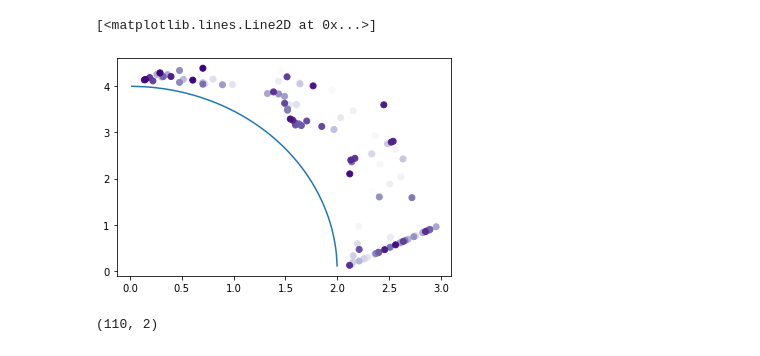
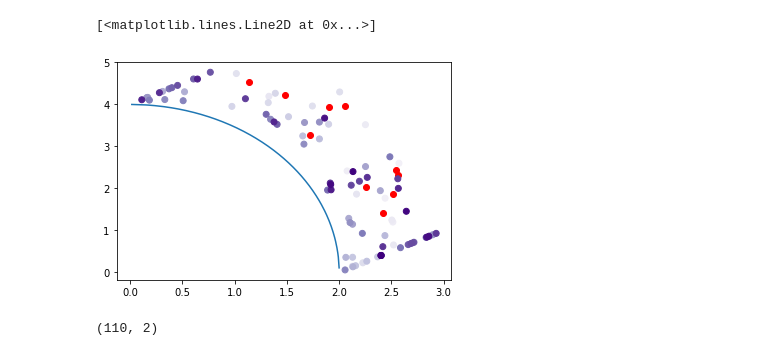
Before and after one commit to FinleyGibson/SAF_EMO, a Jupyter notebook: analytics/basic_optimisation/wfg_6_2d.ipynb, the cells around one changed output. Saved outputs shown, nothing was run; the diff lists cells and outputs as text; code cells hidden in the pictures.

Commit message:
initial status

```diff
--- a/analytics/basic_optimisation/wfg_6_2d.ipynb
+++ b/analytics/basic_optimisation/wfg_6_2d.ipynb
@@ -42,6 +42,6 @@ for n in range(N):
 # %%
 limits = [np.zeros((n_dims)), np.array(range(1, n_dims + 1)) * 2]
 gp_surr_multi = MultiSurrogate(GP, scaled=True)
-# opt = Saf(objective_function=wfg2, ei=False,  limits=limits, surrogate=gp_surr_multi, n_initial=10, budget=20, seed=None, log_models=True, log_interval=2)
-opt = ParEgo(objective_function=wfg2, ei=True, limits=limits, n_initial=10, budget=30, seed=None, log_interval=10)
+# opt = Saf(objective_function=wfg2, ei=False,  limits=limits, surrogate=gp_surr_multi, n_initial=10, budget=100, seed=None, log_models=True, log_interval=2)
+opt = ParEgo(objective_function=wfg2, ei=True, limits=limits, n_initial=10, budget=100, seed=None, log_interval=10)
 # %%
@@ -184,2 +142,9 @@ KeyError: 'surrogate_models'
 # %%
 import matplotlib.cm as cm
+# %%
+#saf mean
+colors = cm.Purples(np.linspace(0, 1, len(opt.y)))
+y = y[np.argsort(y[:,0])]
+plt.scatter(opt.y[:10,0], opt.y[:10,1], c = "r")
+plt.scatter(opt.y[10:,0], opt.y[10:,1], c = colors[10:])
+plt.plot(y[:,0], y[:,1])
@@ -185,0 +154,7 @@ import matplotlib.cm as cm
+# %%
+#saf ei
+colors = cm.Purples(np.linspace(0, 1, len(opt.y)))
+y = y[np.argsort(y[:,0])]
+plt.scatter(opt.y[:10,0], opt.y[:10,1], c = "r")
+plt.scatter(opt.y[10:,0], opt.y[10:,1], c = colors[10:])
+plt.plot(y[:,0], y[:,1])
@@ -185,0 +164,7 @@ import matplotlib.cm as cm
+# %%
+#sms ego
+colors = cm.Purples(np.linspace(0, 1, len(opt.y)))
+y = y[np.argsort(y[:,0])]
+plt.scatter(opt.y[:10,0], opt.y[:10,1], c = "r")
+plt.scatter(opt.y[10:,0], opt.y[10:,1], c = colors[10:])
+plt.plot(y[:,0], y[:,1])
@@ -186,11 +174,13 @@ import matplotlib.cm as cm
 # %%
+#Parego
 colors = cm.Purples(np.linspace(0, 1, len(opt.y)))
 y = y[np.argsort(y[:,0])]
-plt.scatter(opt.y[:,0], opt.y[:,1], c = colors)
+plt.scatter(opt.y[:10,0], opt.y[:10,1], c = "r")
+plt.scatter(opt.y[10:,0], opt.y[10:,1], c = colors[10:])
 plt.plot(y[:,0], y[:,1])
 # %% [output]
 [<matplotlib.lines.Line2D at 0x...>]
-[figure, old version]
+[figure, new version]
 # %%
 opt.y.shape
 # %% [output]
```
Also changed, not shown: parts of 8 cells of this notebook, 5 other files.
